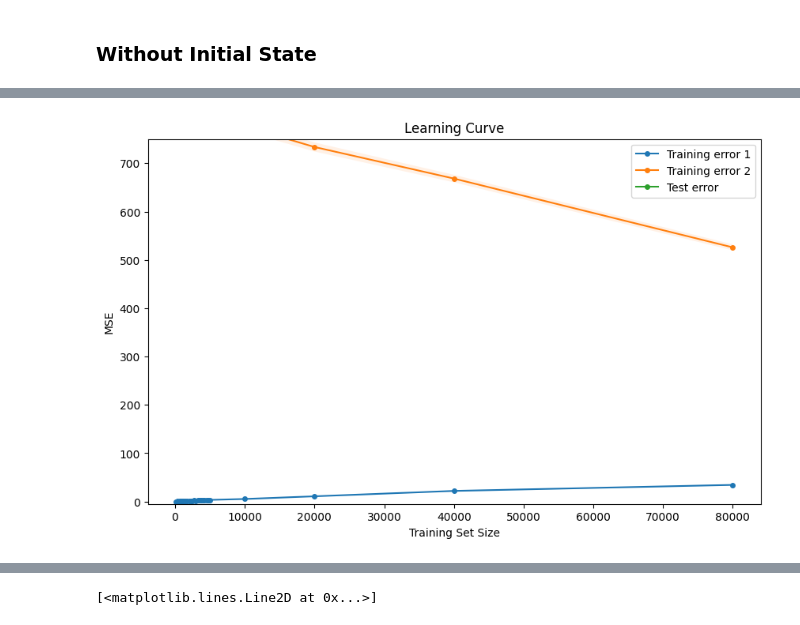
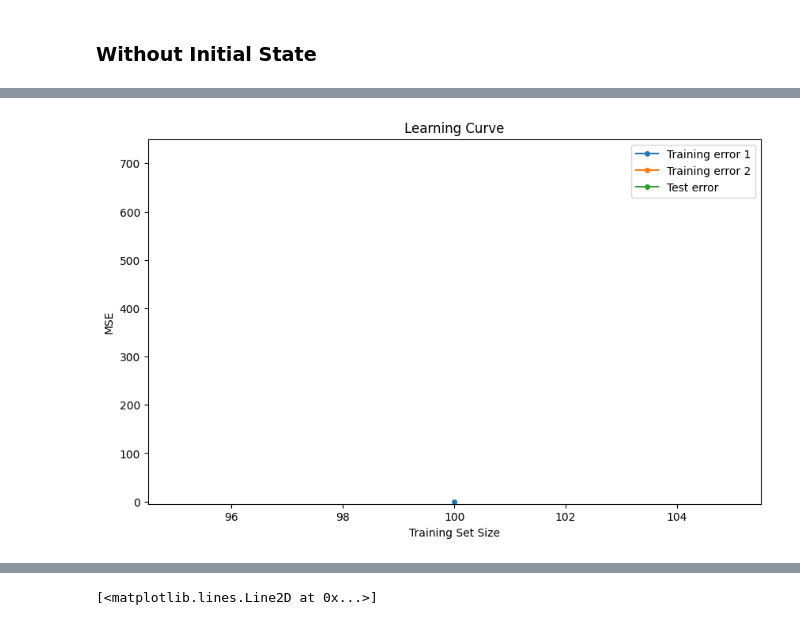
Before and after one commit to keremoner/MCTS-Time-Management, a Jupyter notebook: scripts/Generalization.ipynb, the cells around one changed output, grey strips where cells are left out. Drawn from its saved outputs; the diff is of its cells as text; code cells hidden in the pictures.

```diff
--- a/scripts/Generalization.ipynb
+++ b/scripts/Generalization.ipynb
@@ -86,7 +86,7 @@ def encode_map(map, categories='auto'):
     return encoded_map, encoder.categories_, category_mapping
 # %%
 import ast
-directory = "../datasets/CartPole-v1_disc-0.20_s1-100_t500/"
+directory = "../datasets/FrozenLake-v1_m4-4_s1-100_t1_unboosted/"
 dataset_names = os.listdir(directory)
 dataset = pd.DataFrame()
 print (dataset_names)
@@ -105,7 +105,7 @@ if 'Map' in dataset.columns:
     dataset['Encoded_Map'] = dataset['List_Map'].apply(lambda x: encode_maze(x))
     categories = encode_map(dataset['List_Map'].iloc[0])[1]
     print(categories)
-    dataset['OneHotEncoded_Map'] = dataset['List_Map'].apply(lambda x: np.reshape(encode_map(x, categories)[0], (-1)))
+    #dataset['OneHotEncoded_Map'] = dataset['List_Map'].apply(lambda x: np.reshape(encode_map(x, categories)[0], (-1)))
 print(dataset)
 dataset.describe()
 # %% [output]
@@ -288,14 +288,28 @@ sim_min = dataset['Simulations'].min()
 sim_max = dataset['Simulations'].max()
 
 #Features to be used in the model
-features = ['Simulations', 'Pole Angle']
+features = ['Simulations', 'Pole Angle', 'Pole Angular Velocity', 'Cart Position', 'Cart Velocity']
 
 #Folds
-fold = 50
+fold = 2
 #test_sims = np.sort(np.random.choice(np.arange(sim_min, sim_max + 1), size=math.ceil((sim_max - sim_min + 1) * 0.33), replace=False))
 test_sims = [ 3, 5, 9, 13, 14, 18, 21, 25, 26, 27, 29, 38, 41, 43, 47, 48, 53, 55, 59, 60, 65, 67, 69, 70, 75, 78, 84, 85, 86, 89, 90, 96, 98]
-train_sizes = list(range(100, 1001, 125)) + list(range(1000, 5001, 250)) + [10000, 20000, 40000, 80000]
-#train_sizes = [5]
+#Creating test set by taking average for test set simulations
+test_set = dataset[dataset['Simulations'].isin(test_sims)].groupby(features)['Discounted Return'].mean()
+data = test_set.index.values
+
+if len(features) > 1:
+    test_set_x = [[i for i in x] for x in data]
+else:
+    test_set_x = data.reshape(-1, 1)
+
+# test_set_x = np.hstack((categorical_values, numerical_values))
+# test_set_x = test_set.index.values.reshape(-1, len(features))
+test_set_y = test_set.values
+
+
+#train_sizes = list(range(100, 1001, 125)) + list(range(1000, 5001, 250)) + [10000, 20000, 40000, 80000]
+train_sizes = [100]
 train_scores = []
 train_scores2 = []
 test_scores = []
@@ -309,20 +323,6 @@ for training_set_size in  train_sizes:
         #Randomly sampling number of simulations to be included in the test and training set
         training_sims = np.setdiff1d(np.arange(sim_min, sim_max + 1), test_sims)
 
-        #Creating test set by taking average for test set simulations
-        test_set = dataset[dataset['Simulations'].isin(test_sims)].groupby(features)['Discounted Return'].mean()
-        data = test_set.index.values
-        categorical_values = [x[0] for x in data]
-        numerical_values = [x[1] for x in data]
-
-        # Convert lists to numpy arrays
-        categorical_values = np.array(categorical_values).reshape(-1, 1)
-        numerical_values = np.array(numerical_values).reshape(-1, 1)
-
-        test_set_x = np.hstack((categorical_values, numerical_values))
-        # test_set_x = test_set.index.values.reshape(-1, len(features))
-        test_set_y = test_set.values
-
         #Creating training set by sampling sim numbers for training set from the remainnig datapoints
         training_set = dataset[dataset['Simulations'].isin(training_sims)].sample(n=training_set_size, replace=True)
 
@@ -332,24 +332,19 @@ for training_set_size in  train_sizes:
         #Creating training score sets
         training_score_set = training_set.groupby(features)['Discounted Return'].mean()
         data = training_score_set.index.values
-        categorical_values = [x[0] for x in data]
-        numerical_values = [x[1] for x in data]
-        # Convert lists to numpy arrays
-        categorical_values = np.array(categorical_values).reshape(-1, 1)
-        numerical_values = np.array(numerical_values).reshape(-1, 1)
-        training_score_set_x = np.hstack((categorical_values, numerical_values))
+        if len(features) > 1:
+            training_score_set_x = [[i for i in x] for x in data]
+        else:
+            training_score_set_x = data.reshape(-1, 1)
         # training_score_set_x = training_score_set.index.values.reshape(-1, len(features))
         training_score_set_y = training_score_set.values
 
         training_score_set2 = dataset[dataset['Simulations'].isin(training_sims)].groupby(features)['Discounted Return'].mean()
         data = training_score_set2.index.values
-        categorical_values = [x[0] for x in data]
-        numerical_values = [x[1] for x in data]
-        # Convert lists to numpy arrays
-        categorical_values = np.array(categorical_values).reshape(-1, 1)
-        numerical_values = np.array(numerical_values).reshape(-1, 1)
-        training_score_set2_x = np.hstack((categorical_values, numerical_values))
-        # training_score_set2_x = training_score_set2.index.values.reshape(-1, len(features))
+        if len(features) > 1:
+            training_score_set2_x = [[i for i in x] for x in data]
+        else:
+            training_score_set2_x = data.reshape(-1, 1)
         training_score_set2_y = training_score_set2.values
         # print(test_sims)
         # print(training_score_set)
@@ -421,3 +403,3 @@ Test error: 915.417962 ± 10.496842
-[figure, old version]
+[figure, new version]
 # %%
 #Getting min and max number of simulations
```
Also changed, not shown: parts of 12 cells of this notebook, 23 other files.
